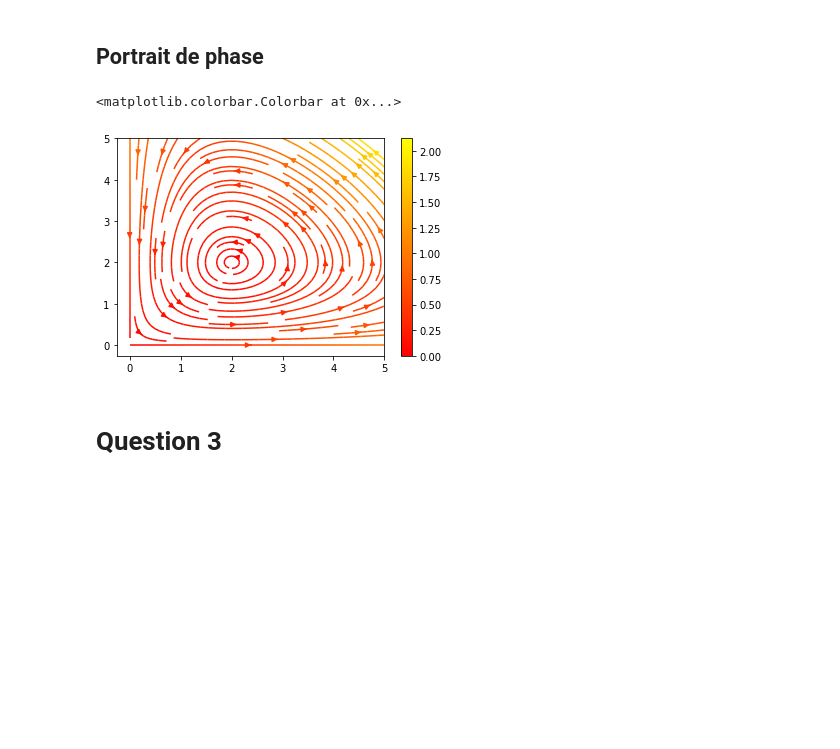
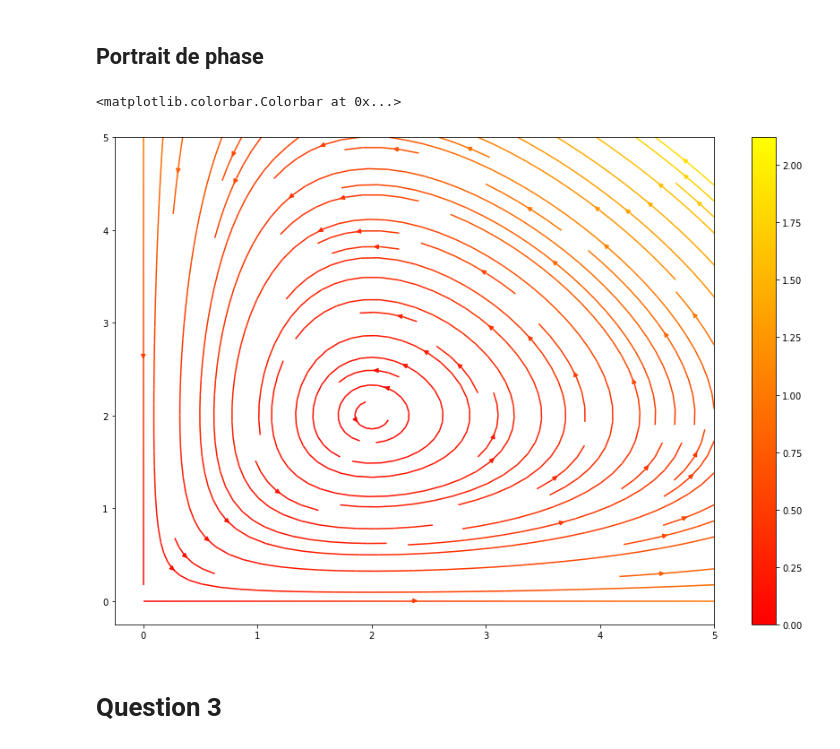
Before and after one commit to remymart/projet_equa_diff, a Jupyter notebook: equa_diff.ipynb, the cells around one changed output. Drawn from its saved outputs; the diff is of its cells as text; code cells hidden in the pictures; blank space fills up the shorter version.

```diff
--- a/equa_diff.ipynb
+++ b/equa_diff.ipynb
@@ -43,13 +48,13 @@ for i in range(40):
 # %% [markdown]
 ## Portrait de phase
 # %%
-fig = plt.figure()
+fig = plt.figure(figsize= (15, 10))
 Y, X = np.mgrid[0:5:1000j, 0:5:1000j]
 U, V = equa(0, X, Y)
 # plt.streamplot(X, Y, U, V, density=1, color=U, cmap="autumn")
 fig.colorbar(plt.streamplot(X, Y, U, V, color=np.sqrt(U**2+V**2), cmap="autumn").lines)
 # %% [output]
 <matplotlib.colorbar.Colorbar at 0x...>
-[figure, old version]
+[figure, new version]
 # %% [markdown]
 # Question 3
```
Also changed, not shown: parts of 3 cells of this notebook.
